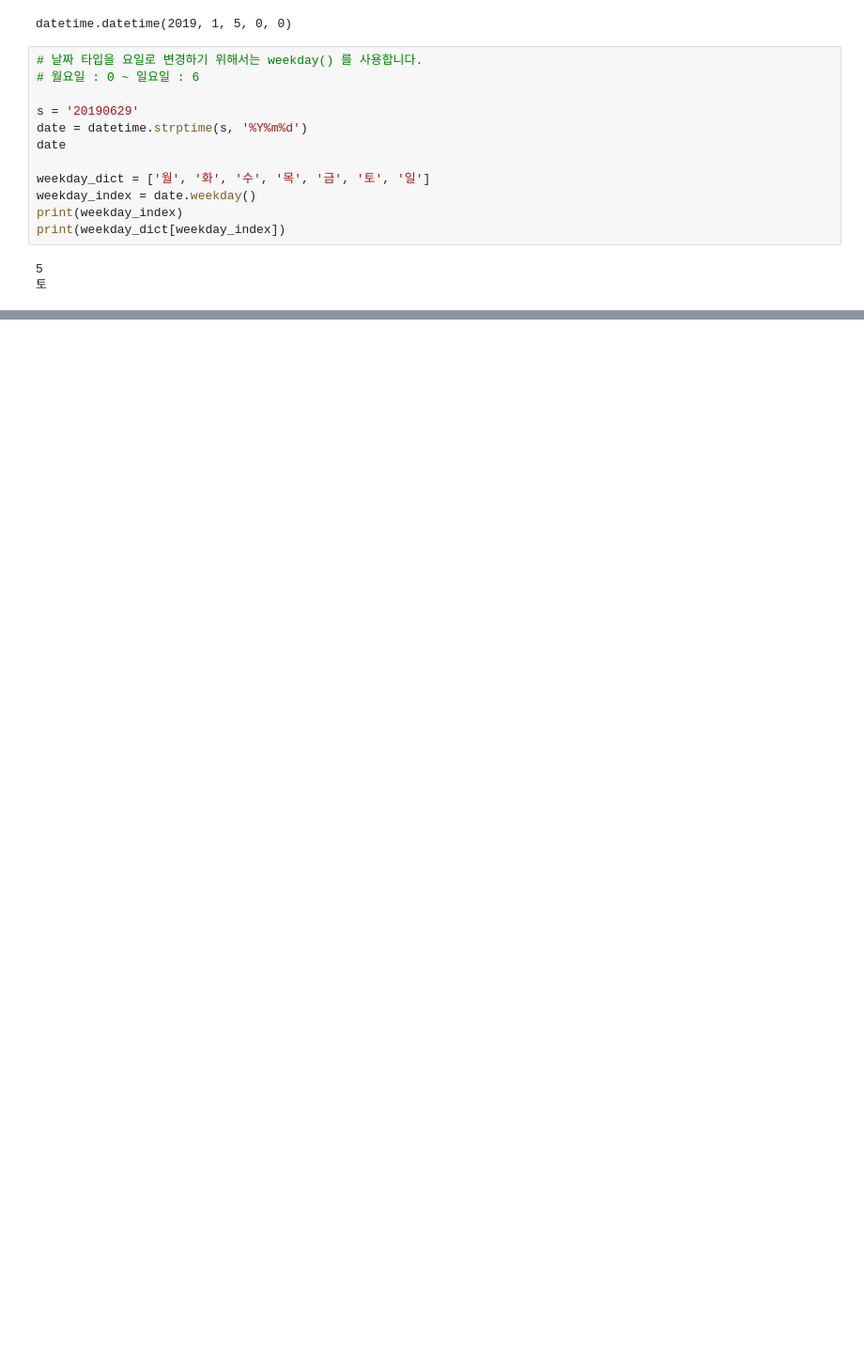
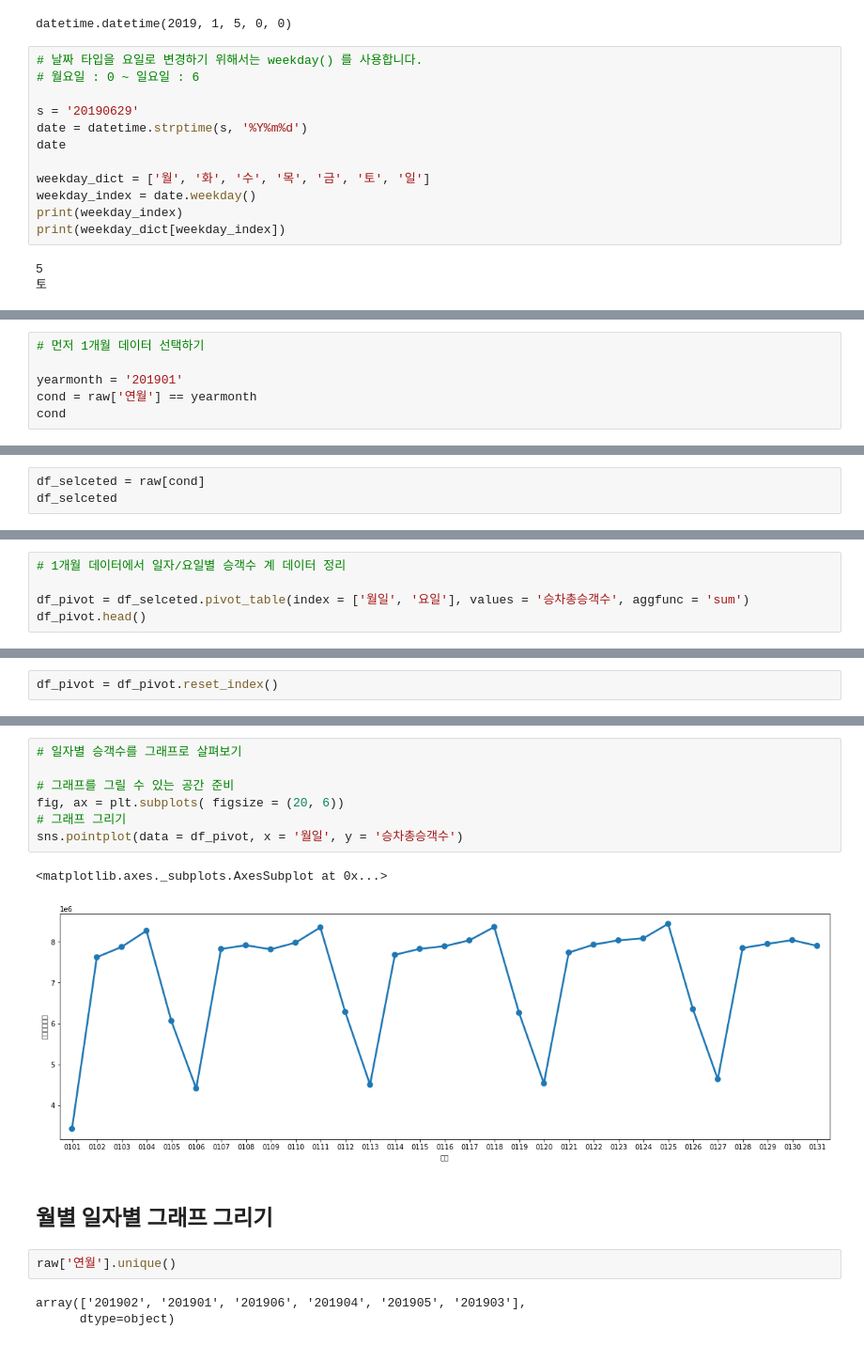
Before and after one commit to icdath95/DATA-analyst, a Jupyter notebook: 여러개의_엑셀파일_통합_정리하기.ipynb, the cells around one changed output, grey strips where cells are left out. Shown at 94% size. Drawn from its saved outputs; the diff is of its cells as text; blank space fills up the shorter version.

```diff
--- a/여러개의_엑셀파일_통합_정리하기.ipynb
+++ b/여러개의_엑셀파일_통합_정리하기.ipynb
@@ -193,0 +450,6 @@ print(weekday_dict[weekday_index])
+# %%
+# 먼저 1개월 데이터 선택하기
+
+yearmonth = '201901'
+cond = raw['연월'] == yearmonth
+cond
@@ -193,0 +469,3 @@ print(weekday_dict[weekday_index])
+# %%
+df_selceted = raw[cond]
+df_selceted
@@ -193,0 +486,5 @@ print(weekday_dict[weekday_index])
+# %%
+# 1개월 데이터에서 일자/요일별 승객수 계 데이터 정리
+
+df_pivot = df_selceted.pivot_table(index = ['월일', '요일'], values = '승차총승객수', aggfunc = 'sum')
+df_pivot.head()
@@ -193,0 +499,2 @@ print(weekday_dict[weekday_index])
+# %%
+df_pivot = df_pivot.reset_index()
@@ -193,0 +528,17 @@ print(weekday_dict[weekday_index])
+# %%
+# 일자별 승객수를 그래프로 살펴보기
+
+# 그래프를 그릴 수 있는 공간 준비
+fig, ax = plt.subplots( figsize = (20, 6))
+# 그래프 그리기
+sns.pointplot(data = df_pivot, x = '월일', y = '승차총승객수')
+# %% [output]
+<matplotlib.axes._subplots.AxesSubplot at 0x...>
+[figure, added]
+# %% [markdown]
+## 월별 일자별 그래프 그리기
+# %%
+raw['연월'].unique()
+# %% [output]
+array(['201902', '201901', '201906', '201904', '201905', '201903'],
+      dtype=object)
```
Also changed, not shown: parts of 39 cells of this notebook.
